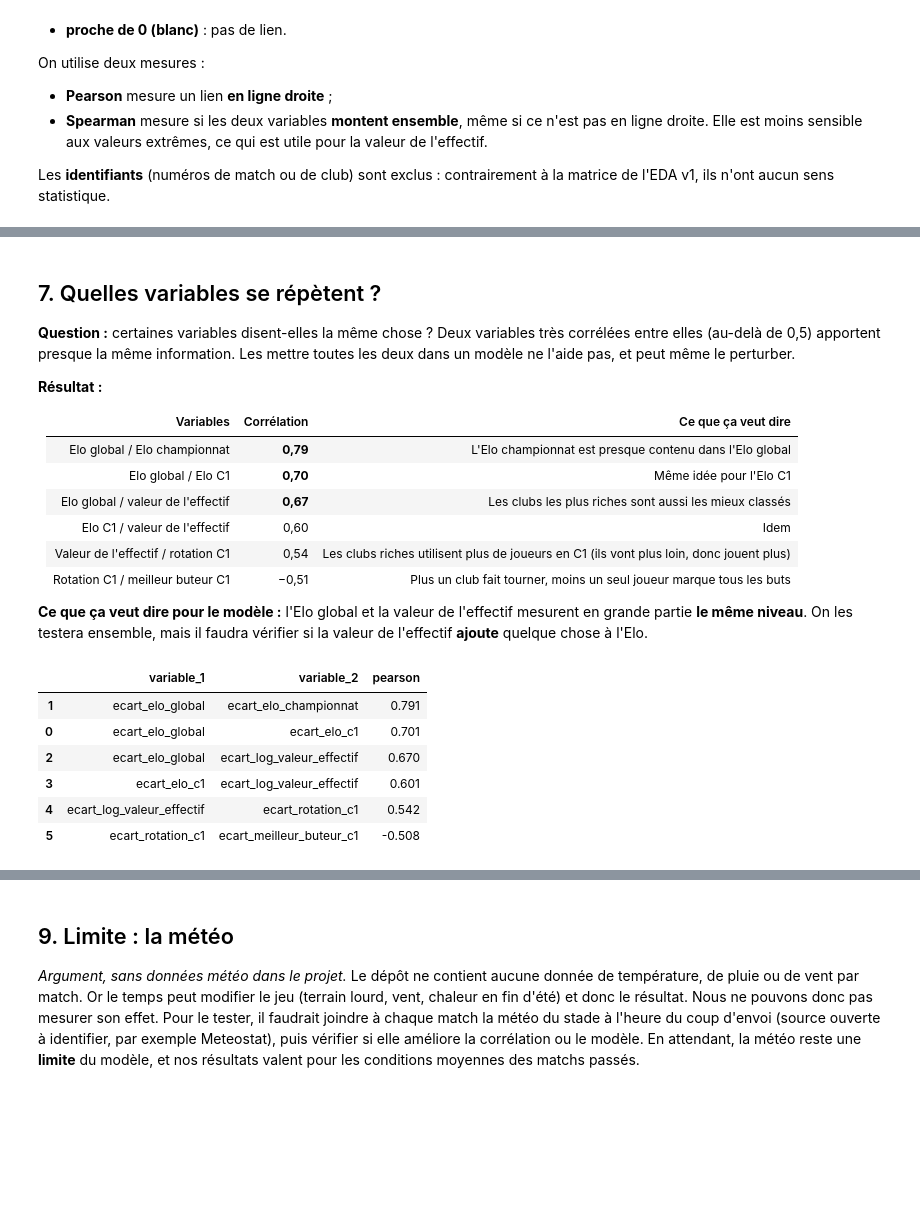
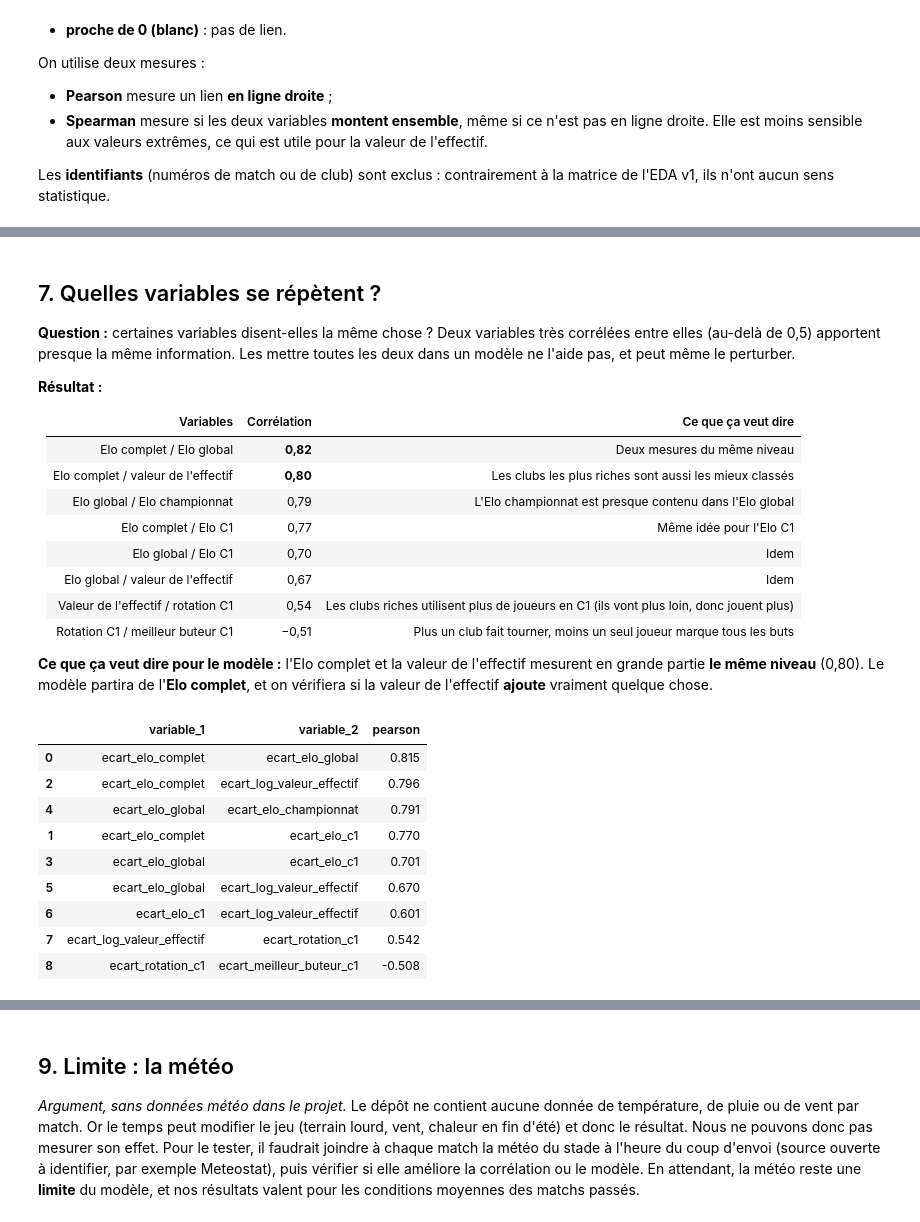
Before and after one commit to moussa197/CHAMPIONS-, a Jupyter notebook: analyse/EDA_v2.ipynb, the cells around one changed output, grey strips where cells are left out. Saved outputs shown, nothing was run; the diff lists cells and outputs as text; code cells hidden in the pictures; blank space fills up the shorter version.

```diff
--- a/analyse/EDA_v2.ipynb
+++ b/analyse/EDA_v2.ipynb
@@ -156,6 +160,15 @@ g["score_domicile"] = g["dom_j_resultat"].map({"Victoire": 1.0, "Nul": 0.5, "Dé
 g["ecart_elo_global"] = g["home_elo_global"] - g["away_elo_global"]
 g["ecart_elo_c1"] = g["home_elo_c1"] - g["away_elo_c1"]
 g["ecart_elo_championnat"] = g["home_elo_champ"] - g["away_elo_champ"]
+g["ecart_elo_complet"] = g["home_elo_complet"] - g["away_elo_complet"]
+
+# Résultat attendu selon l'Elo complet (bonus de 60 points à domicile, sauf sur terrain neutre)
+bonus_domicile = np.where(g["neutre"], 0, 60)
+g["attendu_domicile"] = 1 / (1 + 10 ** (-(g["ecart_elo_complet"] + bonus_domicile) / 400))
+# La surprise = réel − attendu : un nul vaut environ +0,4 pour un gros outsider et −0,4 pour un gros favori
+g["surprise_domicile"] = g["score_domicile"] - g["attendu_domicile"]
+# Le résultat en 3 catégories : le nul est une issue à part, pas une demi-victoire
+g["resultat"] = g["dom_j_resultat"].map({"Victoire": "Victoire domicile", "Nul": "Nul", "Défaite": "Victoire extérieur"})
 
 val_dom = g["dom_j_valeur_effectif_eur_avant_match"].where(lambda x: x > 0)
 val_ext = g["ext_j_valeur_effectif_eur_avant_match"].where(lambda x: x > 0)
@@ -180,12 +193,12 @@ g["ecart_jours_repos_borne"] = g["ecart_jours_repos"].clip(-14, 14)
 g["ecart_matchs_30j"] = (g["dom_f_matchs_30j_avant"] - g["ext_f_matchs_30j_avant"]).where(couverts)
 # nb_competitions_saison n'est pas utilisé : il contient des matchs futurs (fuite d'information)
 VARIABLES_UTILES = [
-    "ecart_elo_global", "ecart_elo_c1", "ecart_elo_championnat", "ecart_log_valeur_effectif",
+    "ecart_elo_complet", "ecart_elo_global", "ecart_elo_c1", "ecart_elo_championnat", "ecart_log_valeur_effectif",
     "ecart_age_moyen", "ecart_rotation_championnat", "ecart_rotation_c1",
     "ecart_meilleur_buteur_championnat", "ecart_meilleur_buteur_c1",
     "ecart_jours_repos_borne", "ecart_matchs_30j",
-    "score_domicile",
+    "score_domicile", "surprise_domicile",
 ]
-print(f"{len(VARIABLES_UTILES) - 1} variables explicatives + la cible.")
+print(f"{len(VARIABLES_UTILES) - 2} variables explicatives + 2 façons de mesurer le résultat (score et surprise).")
 # %% [output]
 Matchs où le championnat des deux clubs est couvert : 1,566 / 1,871
@@ -377,31 +419,36 @@ plt.show()
 
 | Variables | Corrélation | Ce que ça veut dire |
 |---|---|---|
-| Elo global / Elo championnat | **0,79** | L'Elo championnat est presque contenu dans l'Elo global |
-| Elo global / Elo C1 | **0,70** | Même idée pour l'Elo C1 |
-| Elo global / valeur de l'effectif | **0,67** | Les clubs les plus riches sont aussi les mieux classés |
-| Elo C1 / valeur de l'effectif | 0,60 | Idem |
+| Elo complet / Elo global | **0,82** | Deux mesures du même niveau |
+| Elo complet / valeur de l'effectif | **0,80** | Les clubs les plus riches sont aussi les mieux classés |
+| Elo global / Elo championnat | 0,79 | L'Elo championnat est presque contenu dans l'Elo global |
+| Elo complet / Elo C1 | 0,77 | Même idée pour l'Elo C1 |
+| Elo global / Elo C1 | 0,70 | Idem |
+| Elo global / valeur de l'effectif | 0,67 | Idem |
 | Valeur de l'effectif / rotation C1 | 0,54 | Les clubs riches utilisent plus de joueurs en C1 (ils vont plus loin, donc jouent plus) |
 | Rotation C1 / meilleur buteur C1 | −0,51 | Plus un club fait tourner, moins un seul joueur marque tous les buts |
 
-**Ce que ça veut dire pour le modèle :** l'Elo global et la valeur de l'effectif mesurent en grande partie **le même niveau**. On les testera ensemble, mais il faudra vérifier si la valeur de l'effectif **ajoute** quelque chose à l'Elo.
+**Ce que ça veut dire pour le modèle :** l'Elo complet et la valeur de l'effectif mesurent en grande partie **le même niveau** (0,80). Le modèle partira de l'**Elo complet**, et on vérifiera si la valeur de l'effectif **ajoute** vraiment quelque chose.
 # %%
-predicteurs = [v for v in VARIABLES_UTILES if v != "score_domicile"]
+predicteurs = [v for v in VARIABLES_UTILES if v not in ("score_domicile", "surprise_domicile")]
 paires = [
     (a, b, round(corr.loc[a, b], 3))
     for i, a in enumerate(predicteurs) for b in predicteurs[i + 1:]
     if abs(corr.loc[a, b]) >= 0.5
 ]
 pd.DataFrame(paires, columns=["variable_1", "variable_2", "pearson"]) \
     .sort_values("pearson", key=abs, ascending=False)
 # %% [output]
 |  | variable_1 | variable_2 | pearson |
-| 1 | ecart_elo_global | ecart_elo_championnat | 0.791 |
-| 0 | ecart_elo_global | ecart_elo_c1 | 0.701 |
-| 2 | ecart_elo_global | ecart_log_valeur_effectif | 0.670 |
-| 3 | ecart_elo_c1 | ecart_log_valeur_effectif | 0.601 |
-| 4 | ecart_log_valeur_effectif | ecart_rotation_c1 | 0.542 |
-| 5 | ecart_rotation_c1 | ecart_meilleur_buteur_c1 | -0.508 |
+| 0 | ecart_elo_complet | ecart_elo_global | 0.815 |
+| 2 | ecart_elo_complet | ecart_log_valeur_effectif | 0.796 |
+| 4 | ecart_elo_global | ecart_elo_championnat | 0.791 |
+| 1 | ecart_elo_complet | ecart_elo_c1 | 0.770 |
+| 3 | ecart_elo_global | ecart_elo_c1 | 0.701 |
+| 5 | ecart_elo_global | ecart_log_valeur_effectif | 0.670 |
+| 6 | ecart_elo_c1 | ecart_log_valeur_effectif | 0.601 |
+| 7 | ecart_log_valeur_effectif | ecart_rotation_c1 | 0.542 |
+| 8 | ecart_rotation_c1 | ecart_meilleur_buteur_c1 | -0.508 |
 # %% [markdown]
 ## 8. Interprétation
 
```
Also changed, not shown: parts of 13 cells of this notebook, 1 other file.
